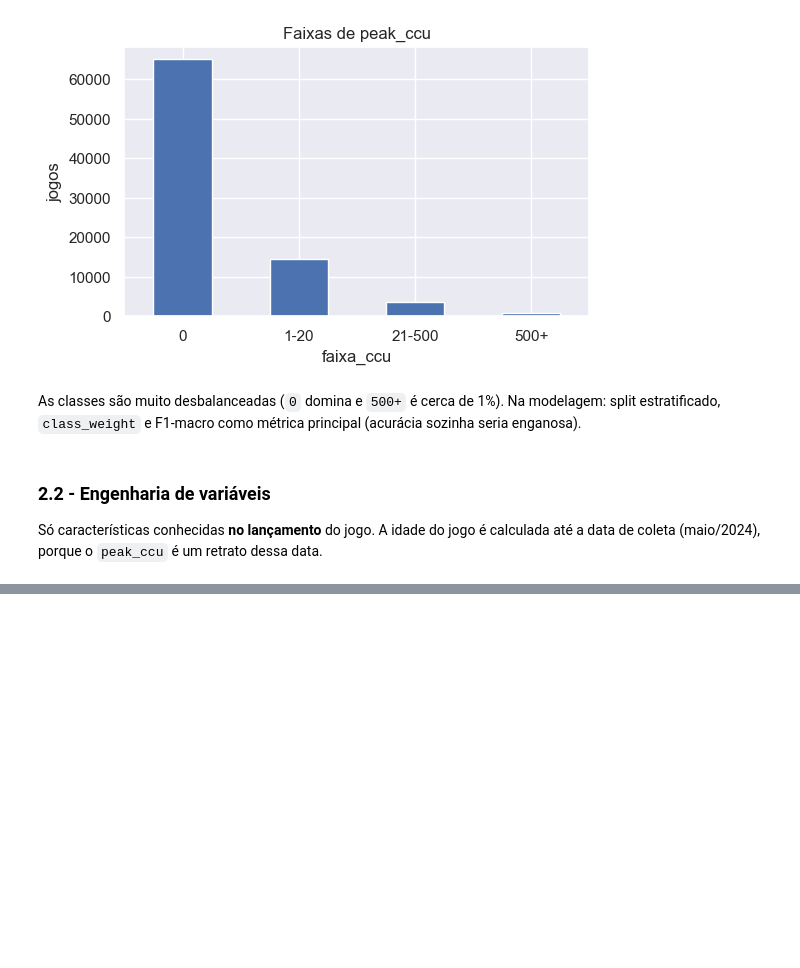
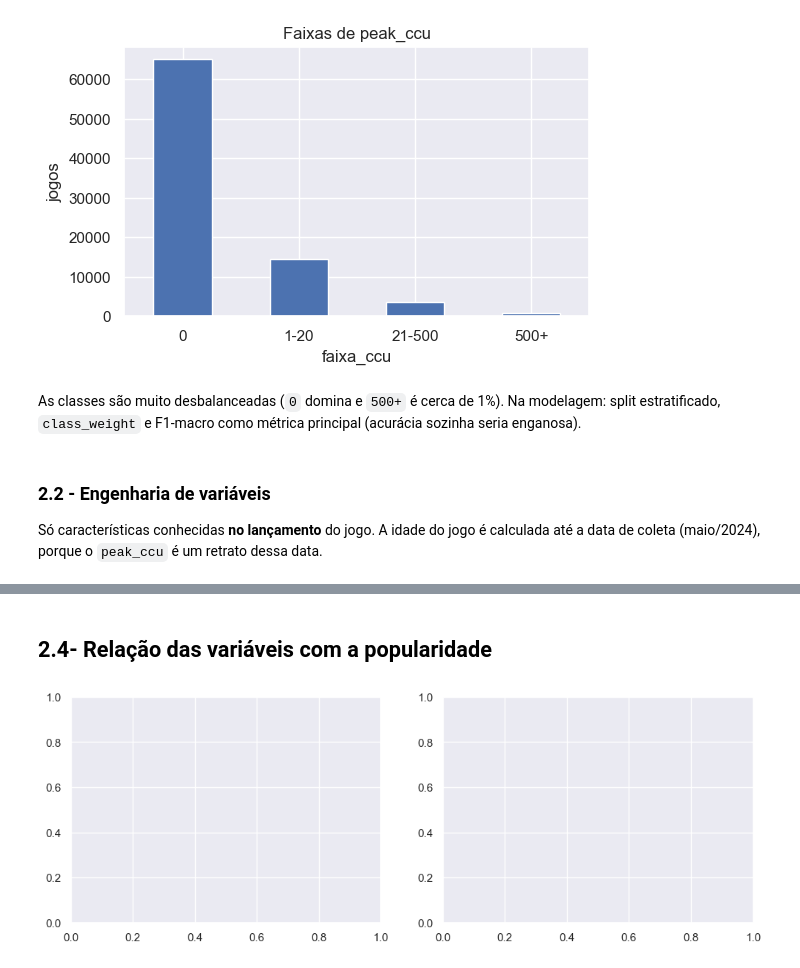
Before and after one commit to gustavomiranda2302/predicao-popularidade-steam, a Jupyter notebook: models/notebooks/02_analise.ipynb, the cells around one changed output, grey strips where cells are left out. Drawn from its saved outputs; the diff is of its cells as text; code cells hidden in the pictures; blank space fills up the shorter version.

```diff
--- a/models/notebooks/02_analise.ipynb
+++ b/models/notebooks/02_analise.ipynb
@@ -114,0 +151,7 @@ print(x.shape)
+# %% [markdown]
+## 2.4- Relação das variáveis com a popularidade
+# %%
+fig, axes = plt.subplots(1,2, figsize=(12,4))
+por_ano = dataset.groupby("release_date")
+# %% [output]
+[figure, added]
```
Also changed, not shown: parts of 5 cells of this notebook.
